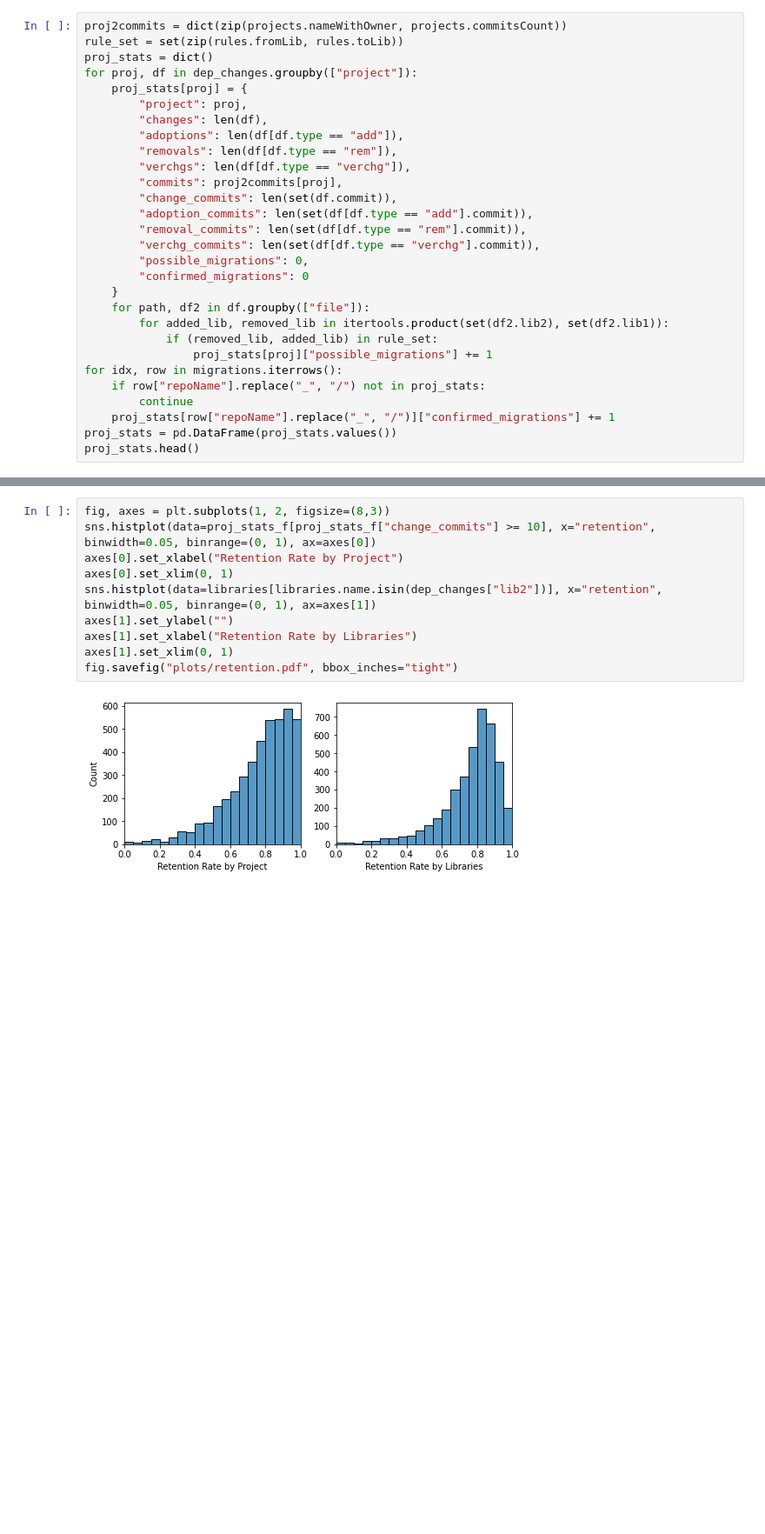
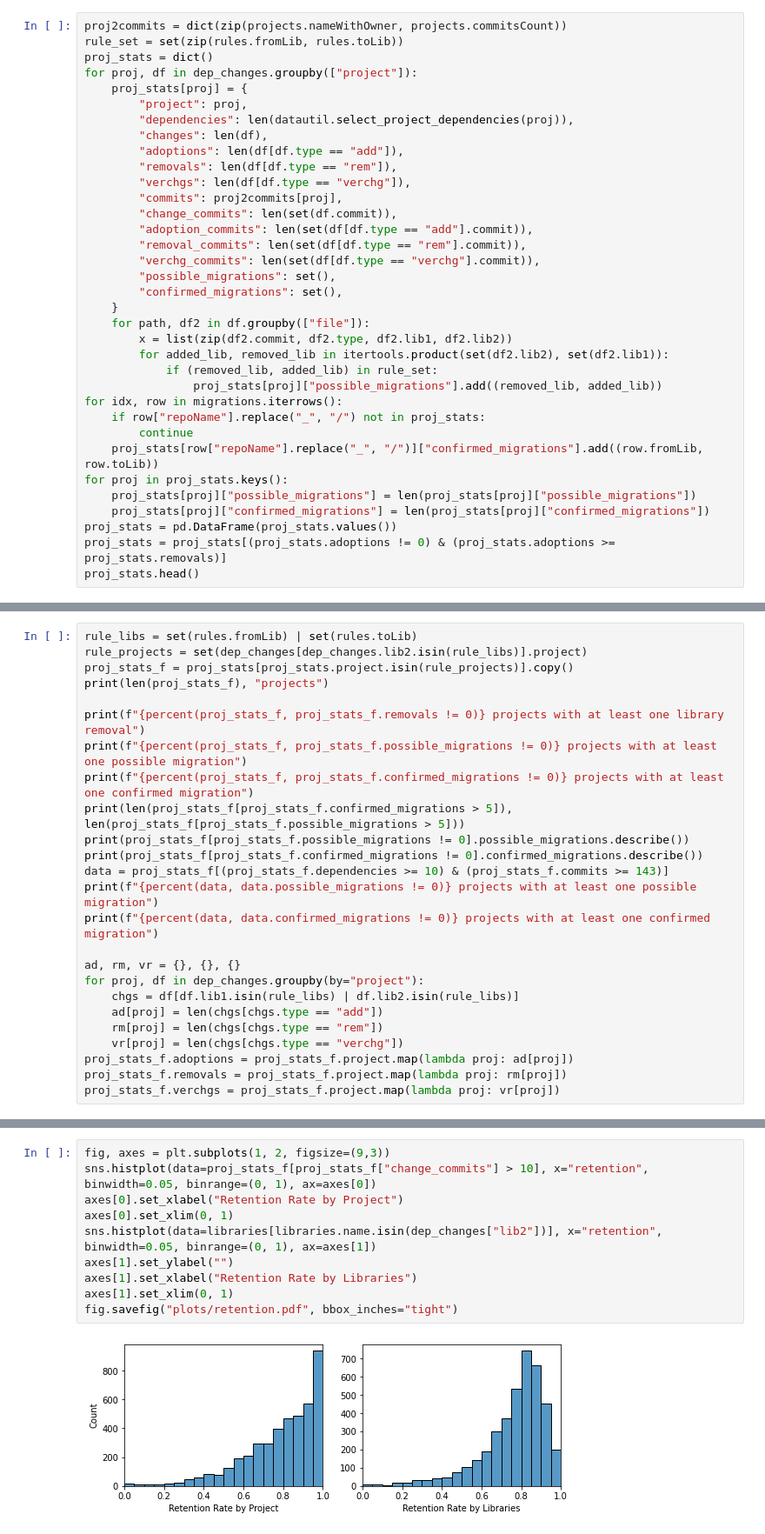
Before and after one commit to hehao98/LibraryMigration, a Jupyter notebook: plot_depchgs.ipynb, the cells around one changed output, grey strips where cells are left out. Shown at 87% size. Cells and saved outputs as stored; diff of their text form; blank space fills up the shorter version.

```diff
--- a/plot_depchgs.ipynb
+++ b/plot_depchgs.ipynb
@@ -33,6 +48,7 @@ proj_stats = dict()
 for proj, df in dep_changes.groupby(["project"]):
     proj_stats[proj] = {
         "project": proj,
+        "dependencies": len(datautil.select_project_dependencies(proj)),
         "changes": len(df),
         "adoptions": len(df[df.type == "add"]),
         "removals": len(df[df.type == "rem"]),
@@ -42,17 +58,22 @@ for proj, df in dep_changes.groupby(["project"]):
         "adoption_commits": len(set(df[df.type == "add"].commit)),
         "removal_commits": len(set(df[df.type == "rem"].commit)),
         "verchg_commits": len(set(df[df.type == "verchg"].commit)),
-        "possible_migrations": 0,
-        "confirmed_migrations": 0
+        "possible_migrations": set(),
+        "confirmed_migrations": set(),
     }
     for path, df2 in df.groupby(["file"]):
+        x = list(zip(df2.commit, df2.type, df2.lib1, df2.lib2))
         for added_lib, removed_lib in itertools.product(set(df2.lib2), set(df2.lib1)):
             if (removed_lib, added_lib) in rule_set:
-                proj_stats[proj]["possible_migrations"] += 1
+                proj_stats[proj]["possible_migrations"].add((removed_lib, added_lib))
 for idx, row in migrations.iterrows():
     if row["repoName"].replace("_", "/") not in proj_stats:
         continue
-    proj_stats[row["repoName"].replace("_", "/")]["confirmed_migrations"] += 1
+    proj_stats[row["repoName"].replace("_", "/")]["confirmed_migrations"].add((row.fromLib, row.toLib))
+for proj in proj_stats.keys():
+    proj_stats[proj]["possible_migrations"] = len(proj_stats[proj]["possible_migrations"])
+    proj_stats[proj]["confirmed_migrations"] = len(proj_stats[proj]["confirmed_migrations"])
 proj_stats = pd.DataFrame(proj_stats.values())
+proj_stats = proj_stats[(proj_stats.adoptions != 0) & (proj_stats.adoptions >= proj_stats.removals)]
 proj_stats.head()
 # %% [output]
@@ -157,0 +177,25 @@ proj_stats_f[["changes", "adoptions", "removals", "verchgs", "commit_portion_c",
+# %%
+rule_libs = set(rules.fromLib) | set(rules.toLib)
+rule_projects = set(dep_changes[dep_changes.lib2.isin(rule_libs)].project)
+proj_stats_f = proj_stats[proj_stats.project.isin(rule_projects)].copy()
+print(len(proj_stats_f), "projects")
+
+print(f"{percent(proj_stats_f, proj_stats_f.removals != 0)} projects with at least one library removal")
+print(f"{percent(proj_stats_f, proj_stats_f.possible_migrations != 0)} projects with at least one possible migration")
+print(f"{percent(proj_stats_f, proj_stats_f.confirmed_migrations != 0)} projects with at least one confirmed migration")
+print(len(proj_stats_f[proj_stats_f.confirmed_migrations > 5]), len(proj_stats_f[proj_stats_f.possible_migrations > 5]))
+print(proj_stats_f[proj_stats_f.possible_migrations != 0].possible_migrations.describe())
+print(proj_stats_f[proj_stats_f.confirmed_migrations != 0].confirmed_migrations.describe())
+data = proj_stats_f[(proj_stats_f.dependencies >= 10) & (proj_stats_f.commits >= 143)]
+print(f"{percent(data, data.possible_migrations != 0)} projects with at least one possible migration")
+print(f"{percent(data, data.confirmed_migrations != 0)} projects with at least one confirmed migration")
+
+ad, rm, vr = {}, {}, {}
+for proj, df in dep_changes.groupby(by="project"):
+    chgs = df[df.lib1.isin(rule_libs) | df.lib2.isin(rule_libs)]
+    ad[proj] = len(chgs[chgs.type == "add"])
+    rm[proj] = len(chgs[chgs.type == "rem"])
+    vr[proj] = len(chgs[chgs.type == "verchg"])
+proj_stats_f.adoptions = proj_stats_f.project.map(lambda proj: ad[proj])
+proj_stats_f.removals = proj_stats_f.project.map(lambda proj: rm[proj])
+proj_stats_f.verchgs = proj_stats_f.project.map(lambda proj: vr[proj])
@@ -188,14 +304,14 @@ min        -2.391304
 max         1.000000
 Name: retention, dtype: float64
 # %%
-fig, axes = plt.subplots(1, 2, figsize=(8,3))
-sns.histplot(data=proj_stats_f[proj_stats_f["change_commits"] >= 10], x="retention", binwidth=0.05, binrange=(0, 1), ax=axes[0])
+fig, axes = plt.subplots(1, 2, figsize=(9,3))
+sns.histplot(data=proj_stats_f[proj_stats_f["change_commits"] > 10], x="retention", binwidth=0.05, binrange=(0, 1), ax=axes[0])
 axes[0].set_xlabel("Retention Rate by Project")
 axes[0].set_xlim(0, 1)
 sns.histplot(data=libraries[libraries.name.isin(dep_changes["lib2"])], x="retention", binwidth=0.05, binrange=(0, 1), ax=axes[1])
 axes[1].set_ylabel("")
 axes[1].set_xlabel("Retention Rate by Libraries")
 axes[1].set_xlim(0, 1)
 fig.savefig("plots/retention.pdf", bbox_inches="tight")
 # %% [output]
-[figure, old version]
+[figure, new version]
```
Also changed, not shown: parts of 15 cells of this notebook, 3 other files.
